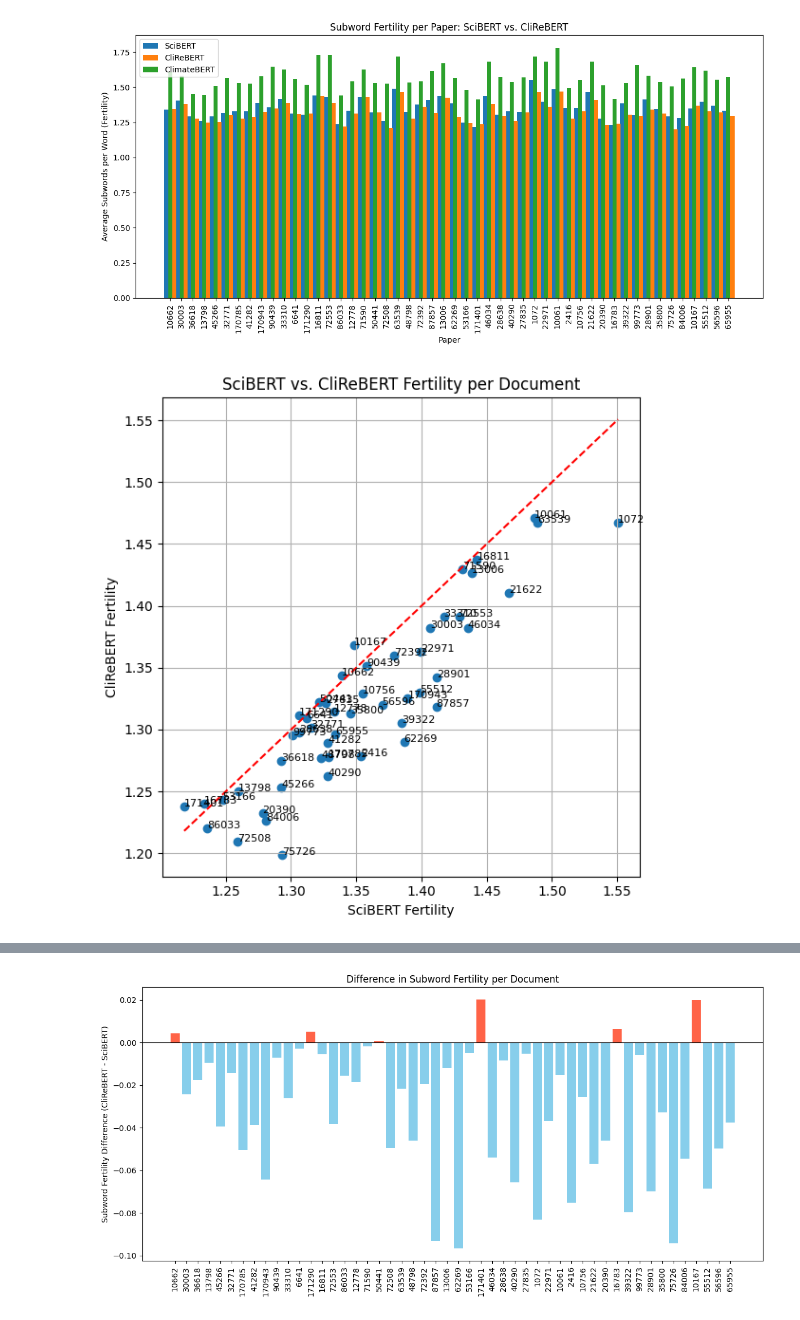
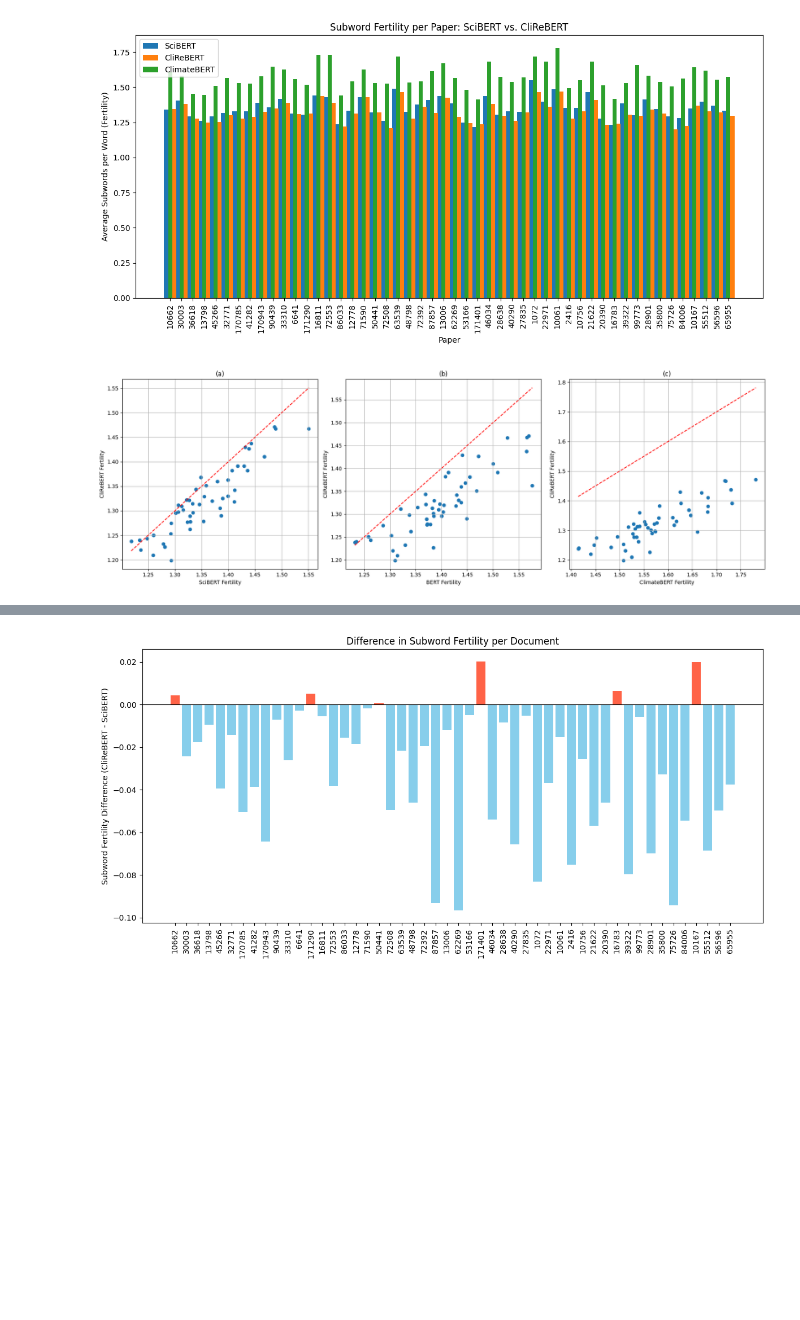
Before and after one commit to P0L3/bert_pretraining, a Jupyter notebook: PRETRAINING/tokenizer_stats.ipynb, the cells around one changed output, grey strips where cells are left out. Cells and saved outputs as stored; diff of their text form; code cells hidden in the pictures; blank space fills up the shorter version.

```diff
--- a/PRETRAINING/tokenizer_stats.ipynb
+++ b/PRETRAINING/tokenizer_stats.ipynb
@@ -21,6 +21,7 @@ from transformers import BertTokenizer, RobertaTokenizer
 tokenizer1 = BertTokenizer.from_pretrained("allenai/scibert_scivocab_uncased")
 tokenizer2 = BertTokenizer.from_pretrained("P0L3/clirebert_clirevocab_uncased")
 tokenizer3 = RobertaTokenizer.from_pretrained("climatebert/distilroberta-base-climate-f")
+tokenizer4 = BertTokenizer.from_pretrained("bert-base-uncased")
 
 def average_subwords_per_word(tokenizer, paper_text: str):
     # Basic whitespace-based word split
@@ -37,10 +38,10 @@ def average_subwords_per_word(tokenizer, paper_text: str):
     return round(total_subwords / len(words), 5)
 
 print("SciBERT\tCliReBERT")
-for paper in sample_list:
-    with open(DIR + "/" + paper) as f:
-        paper_text = f.read()
+# for paper in sample_list:
+#     with open(DIR + "/" + paper) as f:
+#         paper_text = f.read()
 
-    print(average_subwords_per_word(tokenizer1, paper_text), "\t", average_subwords_per_word(tokenizer2, paper_text))
+#     print(average_subwords_per_word(tokenizer1, paper_text), "\t", average_subwords_per_word(tokenizer2, paper_text))
 # %% [output]
 SciBERT CliReBERT
@@ -66,6 +51,7 @@ import matplotlib.pyplot as plt
 scibert_scores = []
 clirebert_scores = []
 climatebert_scores = []
+bert_scores = []
 paper_labels = []
 
 for paper in sample_list:
@@ -75,10 +61,12 @@ for paper in sample_list:
     sci_score = average_subwords_per_word(tokenizer1, paper_text)
     cli_score = average_subwords_per_word(tokenizer2, paper_text)
     climate_score = average_subwords_per_word(tokenizer3, paper_text)
+    bert_score = average_subwords_per_word(tokenizer4, paper_text)
 
     scibert_scores.append(sci_score)
     clirebert_scores.append(cli_score)
     climatebert_scores.append(climate_score)
+    bert_scores.append(bert_score)
 
     paper_labels.append(paper.split("_")[0])
 # %%
@@ -119,18 +107,37 @@ plt.show()
 # %% [output]
 [figure]
 # %%
-plt.figure(figsize=(6, 6))
-plt.scatter(scibert_scores, clirebert_scores)
+import matplotlib.pyplot as plt
 
-for i, label in enumerate(paper_labels):
-    plt.text(scibert_scores[i], clirebert_scores[i], label, fontsize=8)
+# Create a figure with 3 subplots (1 row, 3 columns)
+fig, axs = plt.subplots(1, 3, figsize=(18, 6))
 
-plt.plot([min(scibert_scores), max(scibert_scores)], [min(scibert_scores), max(scibert_scores)], 'r--')
-plt.xlabel("SciBERT Fertility")
-plt.ylabel("CliReBERT Fertility")
-plt.title("SciBERT vs. CliReBERT Fertility per Document")
-plt.grid(True)
+# SciBERT vs. CliReBERT Fertility
+axs[0].scatter(scibert_scores, clirebert_scores)
+axs[0].plot([min(scibert_scores), max(scibert_scores)], [min(scibert_scores), max(scibert_scores)], 'r--')
+axs[0].set_xlabel("SciBERT Fertility")
+axs[0].set_ylabel("CliReBERT Fertility")
+axs[0].set_title("(a)")
+axs[0].grid(True)
+
+# ClimateBERT vs. CliReBERT Fertility
+axs[2].scatter(climatebert_scores, clirebert_scores)
+axs[2].plot([min(climatebert_scores), max(climatebert_scores)], [min(climatebert_scores), max(climatebert_scores)], 'r--')
+axs[2].set_xlabel("ClimateBERT Fertility")
+axs[2].set_ylabel("CliReBERT Fertility")
+axs[2].set_title("(c)")
+axs[2].grid(True)
+
+# BERT vs. CliReBERT Fertility
+axs[1].scatter(bert_scores, clirebert_scores)
+axs[1].plot([min(bert_scores), max(bert_scores)], [min(bert_scores), max(bert_scores)], 'r--')
+axs[1].set_xlabel("BERT Fertility")
+axs[1].set_ylabel("CliReBERT Fertility")
+axs[1].set_title("(b)")
+axs[1].grid(True)
+
+# Adjust layout to make sure there is no overlap
 plt.tight_layout()
 plt.show()
 # %% [output]
-[figure, old version]
+[figure, new version]
```
Also changed, not shown: parts of 5 cells of this notebook, 1 other file.
